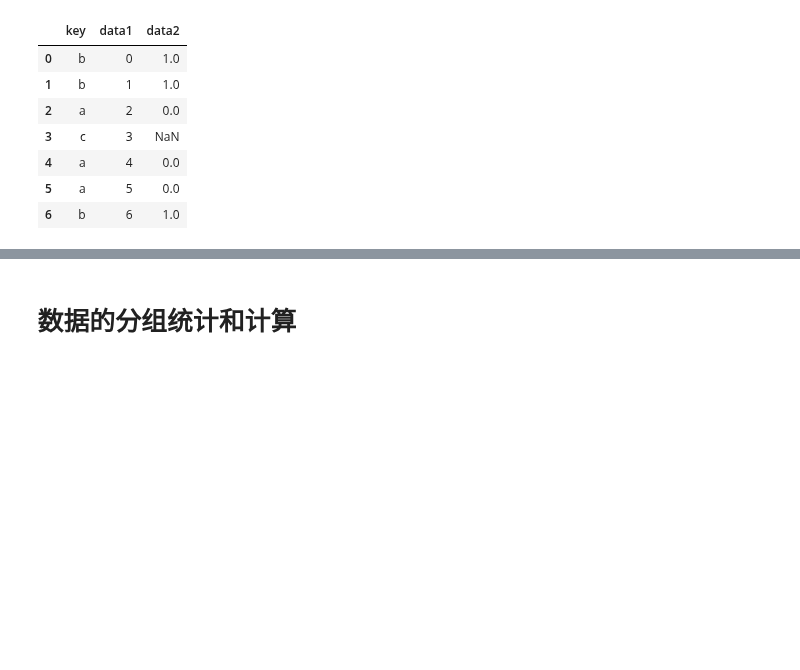
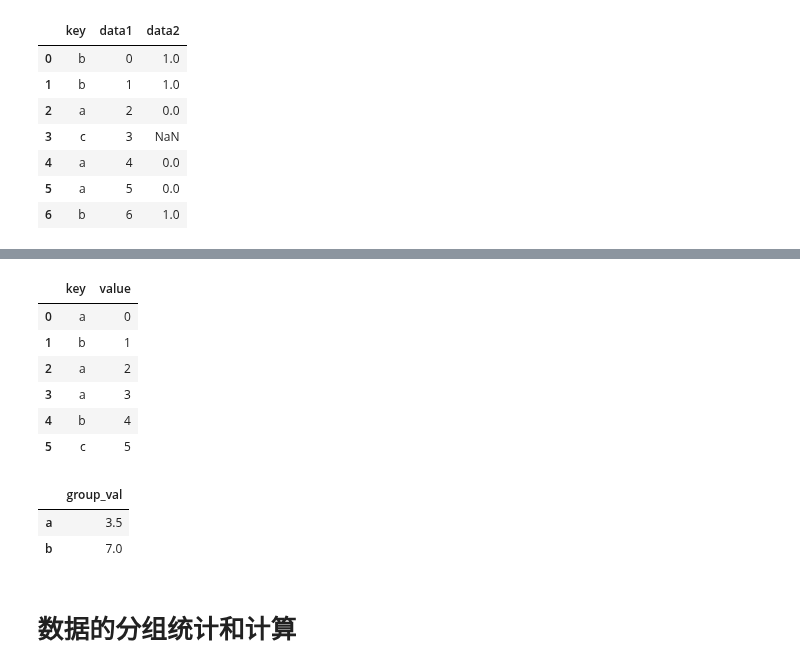
Before and after one commit to Luoxiaogan/Guide_to_financial_data_analysis, a Jupyter notebook: 金融数据分析导引/Lectures/Lecture 3/notes.ipynb, the cells around one changed output, grey strips where cells are left out. Drawn from its saved outputs; the diff is of its cells as text; code cells hidden in the pictures; blank space fills up the shorter version.

```diff
--- a/金融数据分析导引/Lectures/Lecture 3/notes.ipynb
+++ b/金融数据分析导引/Lectures/Lecture 3/notes.ipynb
@@ -414,2 +555,35 @@ side_by_side(df1,df2,dfmerge2)
+# %%
+"""
+left_on : label or list, or array-like
+    Column or index level names to join on in the left DataFrame. Can also
+    be an array or list of arrays of the length of the left DataFrame.
+    These arrays are treated as if they are columns.
+right_on : label or list, or array-like
+    Column or index level names to join on in the right DataFrame. Can also
+    be an array or list of arrays of the length of the right DataFrame.
+    These arrays are treated as if they are columns.
+left_index : bool, default False
+    Use the index from the left DataFrame as the join key(s). If it is a
+    MultiIndex, the number of keys in the other DataFrame (either the index
+    or a number of columns) must match the number of levels.
+right_index : bool, default False
+    Use the index from the right DataFrame as the join key. Same caveats as
+    left_index.
+"""
+left1 = DataFrame({'key': ['a', 'b', 'a', 'a', 'b', 'c'],
+                  'value': range(6)})
+right1 = DataFrame({'group_val': [3.5, 7]}, index=['a', 'b'])
+side_by_side(left1,right1)
+# %% [output]
+|  | key | value |
+| 0 | a | 0 |
+| 1 | b | 1 |
+| 2 | a | 2 |
+| 3 | a | 3 |
+| 4 | b | 4 |
+| 5 | c | 5 |
+|  | group_val |
+| a | 3.5 |
+| b | 7.0 |
 # %% [markdown]
 # 数据的分组统计和计算
```
Also changed, not shown: parts of 7 cells of this notebook, 7 other files.
